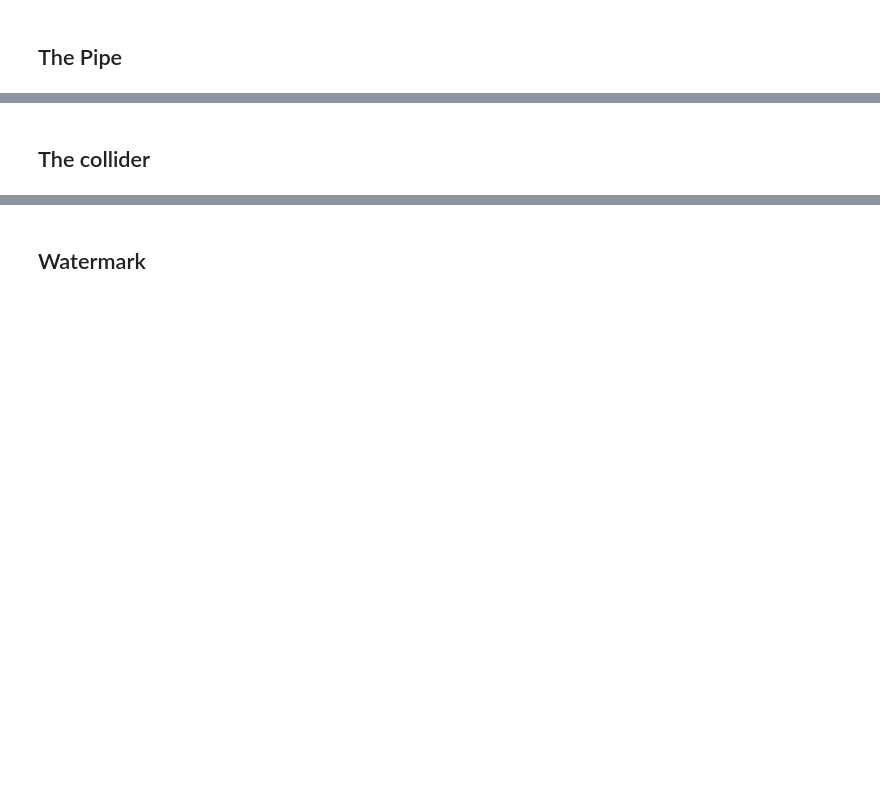
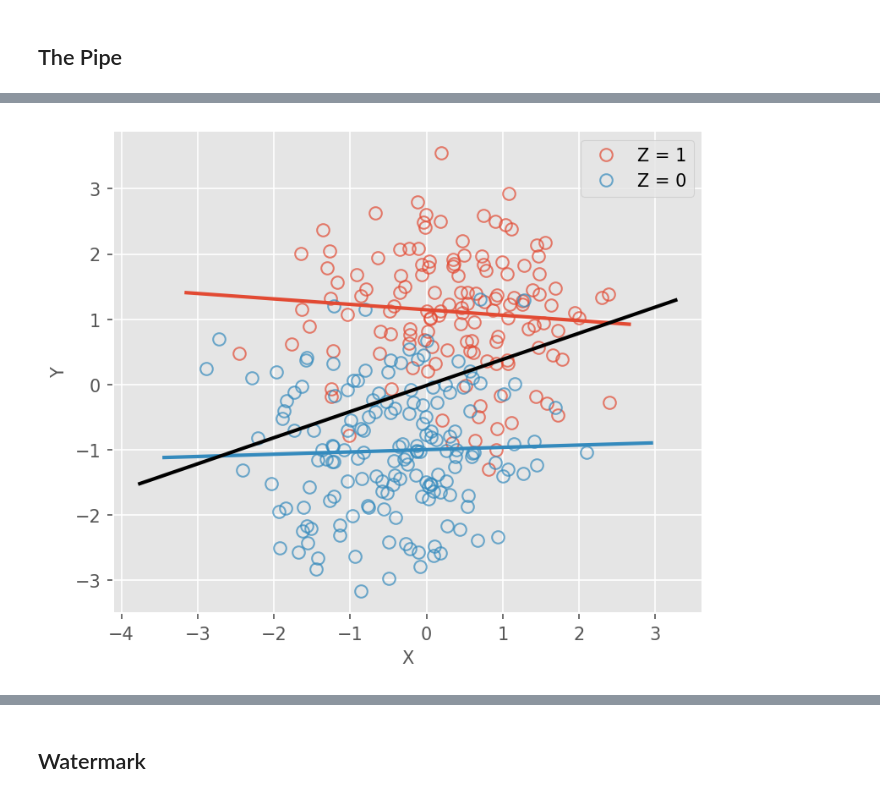
Before and after one commit to jaredxfeng/rethinking, a Jupyter notebook: notebooks-misc/lec5.ipynb, the cells around one changed output, grey strips where cells are left out. Drawn from its saved outputs; the diff is of its cells as text; code cells hidden in the pictures; blank space fills up the shorter version.

```diff
--- a/notebooks-misc/lec5.ipynb
+++ b/notebooks-misc/lec5.ipynb
@@ -244,2 +259,17 @@ array([[ 1.  , -0.04],
-# %% [markdown]
-## The collider
+# %%
+seed, _ = random.split(seed)
+N = 300
+X = Normal().sample(seed, (N,))
+Z = Bernoulli(logits=X).sample(seed//29)
+Y = Normal(2*Z - 1).sample(seed//47)
+# %%
+_, ax = plt.subplots(figsize=(6, 4))
+scatter(X[Z == 1], Y[Z == 1], c="C0", label="Z = 1")
+scatter(X[Z == 0], Y[Z == 0], c="C1", label="Z = 0")
+abline_lm(X[Z == 1], Y[Z == 1], ax=ax, c="C0", lw=2)
+abline_lm(X[Z == 0], Y[Z == 0], ax=ax, c="C1", lw=2)
+abline_lm(X, Y, ax=ax, c="k", lw=2)
+ax.set(xlabel="X", ylabel="Y")
+ax.legend();
+# %% [output]
+[figure, added]
```
Also changed, not shown: parts of 39 cells of this notebook.
